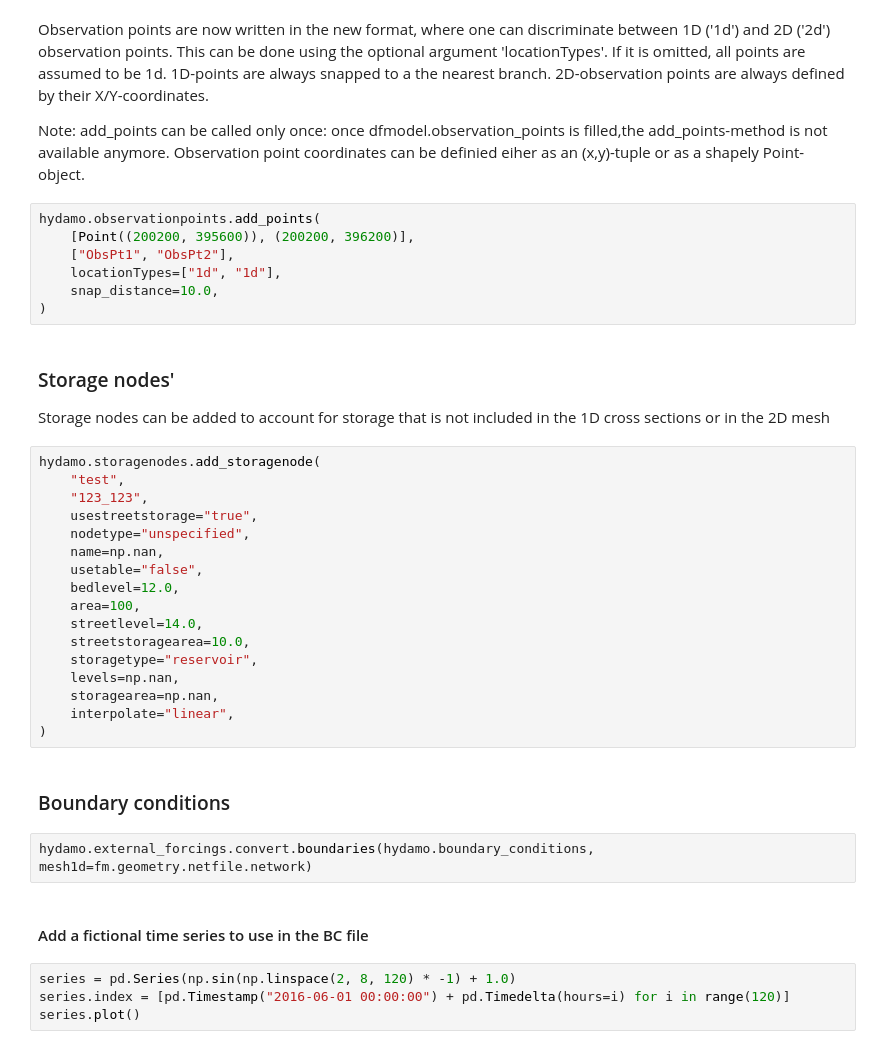
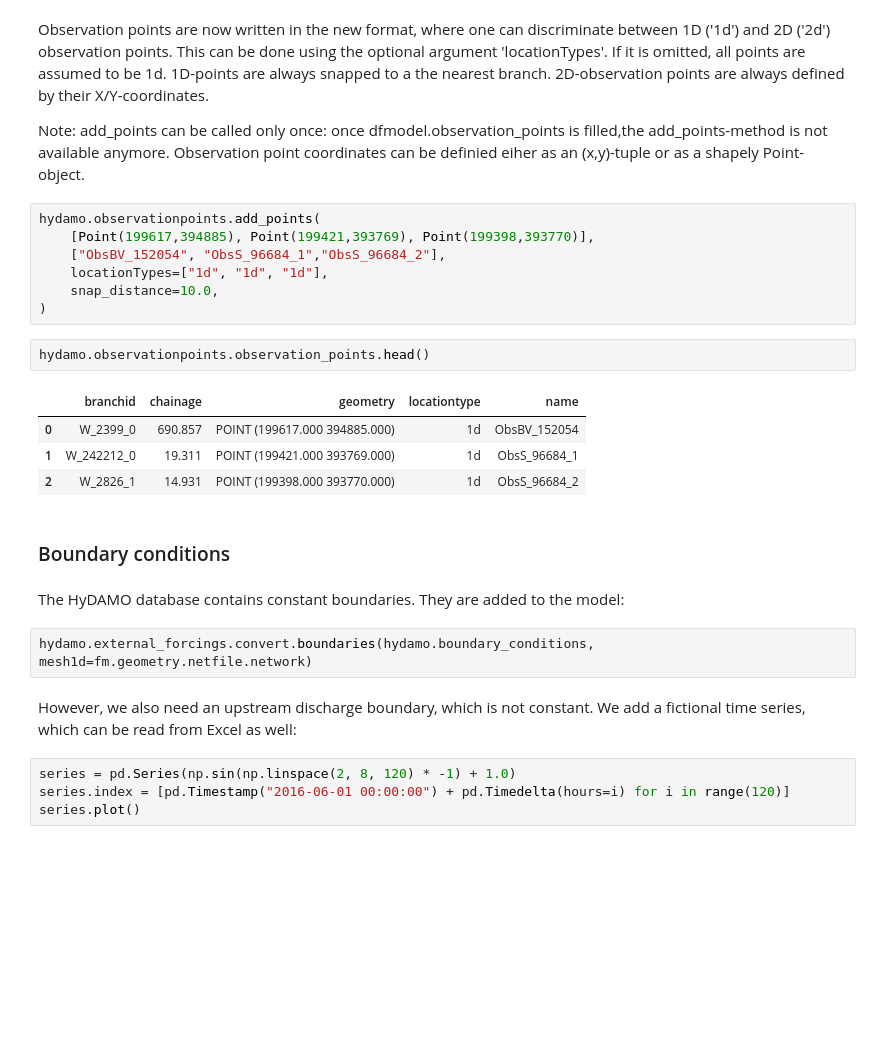
Before and after one commit to boyandomhof/HYDROLIB, a Jupyter notebook: hydrolib/notebooks/Hydrolib-DHydamo_usage_introduction.ipynb, the cells around one changed output. Saved outputs shown, nothing was run; the diff lists cells and outputs as text; blank space fills up the shorter version.

```diff
--- a/hydrolib/notebooks/Hydrolib-DHydamo_usage_introduction.ipynb
+++ b/hydrolib/notebooks/Hydrolib-DHydamo_usage_introduction.ipynb
@@ -335,37 +332,26 @@ Observation points are now written in the new format, where one can discriminate
 Note: add_points can be called only once: once dfmodel.observation_points is filled,the add_points-method is not available anymore. Observation point coordinates can be definied eiher as an (x,y)-tuple or as a shapely Point-object.
 # %%
 hydamo.observationpoints.add_points(
-    [Point((200200, 395600)), (200200, 396200)],
-    ["ObsPt1", "ObsPt2"],
-    locationTypes=["1d", "1d"],
+    [Point(199617,394885), Point(199421,393769), Point(199398,393770)],
+    ["ObsBV_152054", "ObsS_96684_1","ObsS_96684_2"],
+    locationTypes=["1d", "1d", "1d"],
     snap_distance=10.0,
 )
-# %% [markdown]
-### Storage nodes'
-Storage nodes can be added to account for storage that is not included in the 1D cross sections or in the 2D mesh
-# %%
-hydamo.storagenodes.add_storagenode(
-    "test",
-    "123_123",
-    usestreetstorage="true",
-    nodetype="unspecified",
-    name=np.nan,
-    usetable="false",
-    bedlevel=12.0,
-    area=100,
-    streetlevel=14.0,
-    streetstoragearea=10.0,
-    storagetype="reservoir",
-    levels=np.nan,
-    storagearea=np.nan,
-    interpolate="linear",
-)
+# %%
+hydamo.observationpoints.observation_points.head()
+# %% [output]
+|  | branchid | chainage | geometry | locationtype | name |
+| 0 | W_2399_0 | 690.857 | POINT (199617.000 394885.000) | 1d | ObsBV_152054 |
+| 1 | W_242212_0 | 19.311 | POINT (199421.000 393769.000) | 1d | ObsS_96684_1 |
+| 2 | W_2826_1 | 14.931 | POINT (199398.000 393770.000) | 1d | ObsS_96684_2 |
 # %% [markdown]
 ### Boundary conditions
+# %% [markdown]
+The HyDAMO database contains constant boundaries. They are added to the model:
 # %%
 hydamo.external_forcings.convert.boundaries(hydamo.boundary_conditions, mesh1d=fm.geometry.netfile.network)
 # %% [markdown]
-#### Add a fictional time series to use in the BC file
+However, we also need an upstream discharge boundary, which is not constant. We add a fictional time series, which can be read from Excel as well:
 # %%
 series = pd.Series(np.sin(np.linspace(2, 8, 120) * -1) + 1.0)
 series.index = [pd.Timestamp("2016-06-01 00:00:00") + pd.Timedelta(hours=i) for i in range(120)]
```
Also changed, not shown: parts of 11 cells of this notebook, 8 other files.
